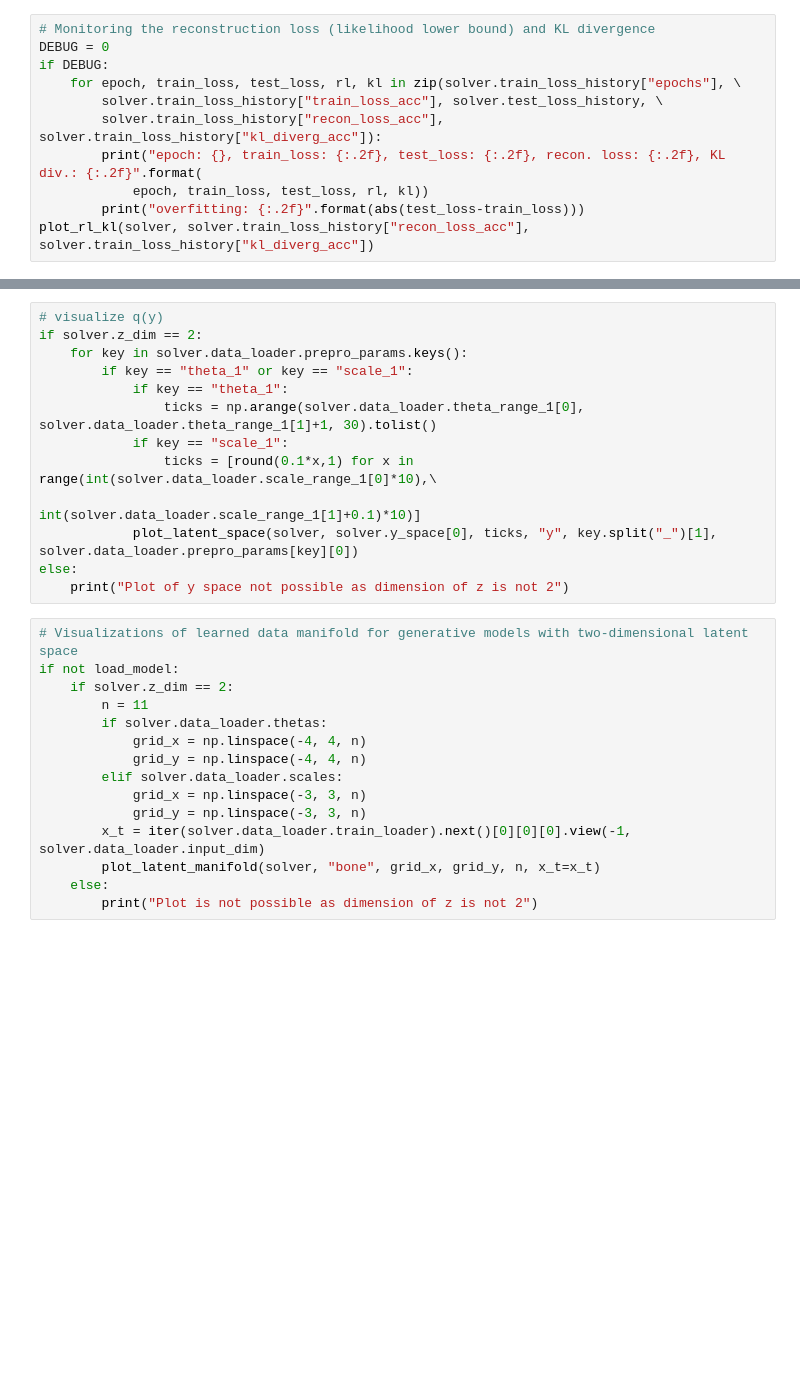
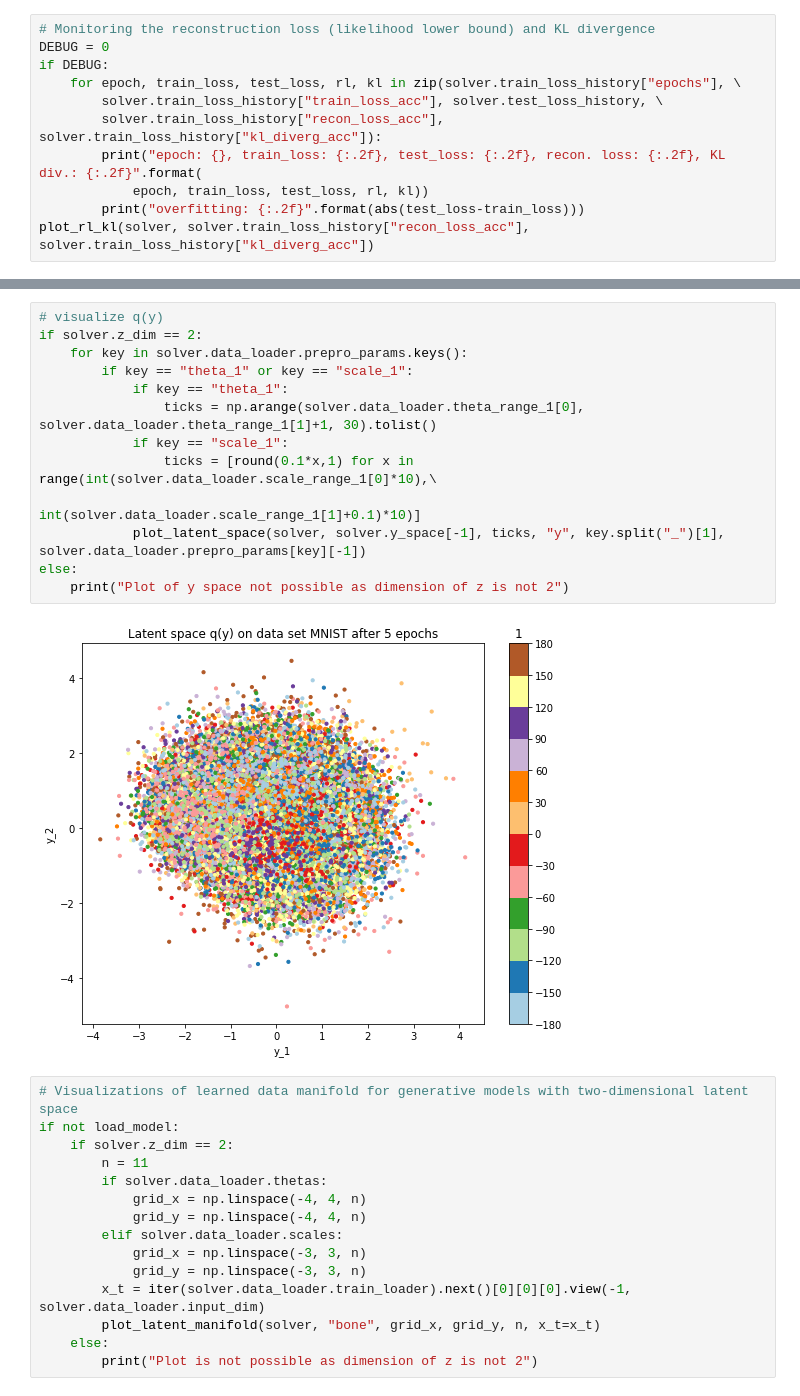
Before and after one commit to matthiasbrix/vae-models, a Jupyter notebook: src/3_tdcvae.ipynb, the cells around one changed output, grey strips where cells are left out. Cells and saved outputs as stored; diff of their text form; blank space fills up the shorter version.

```diff
--- a/src/3_tdcvae.ipynb
+++ b/src/3_tdcvae.ipynb
@@ -151,16 +157,18 @@ else:
 # %%
 # visualize q(y)
 if solver.z_dim == 2:
     for key in solver.data_loader.prepro_params.keys():
         if key == "theta_1" or key == "scale_1":
             if key == "theta_1":
                 ticks = np.arange(solver.data_loader.theta_range_1[0], solver.data_loader.theta_range_1[1]+1, 30).tolist()
             if key == "scale_1":
                 ticks = [round(0.1*x,1) for x in range(int(solver.data_loader.scale_range_1[0]*10),\
                                                        int(solver.data_loader.scale_range_1[1]+0.1)*10)]
-            plot_latent_space(solver, solver.y_space[0], ticks, "y", key.split("_")[1], solver.data_loader.prepro_params[key][0])
+            plot_latent_space(solver, solver.y_space[-1], ticks, "y", key.split("_")[1], solver.data_loader.prepro_params[key][-1])
 else:
     print("Plot of y space not possible as dimension of z is not 2")
+# %% [output]
+[figure, added]
 # %%
 # Visualizations of learned data manifold for generative models with two-dimensional latent space
 if not load_model:
```
Also changed, not shown: parts of 11 cells of this notebook, 4 other files.
